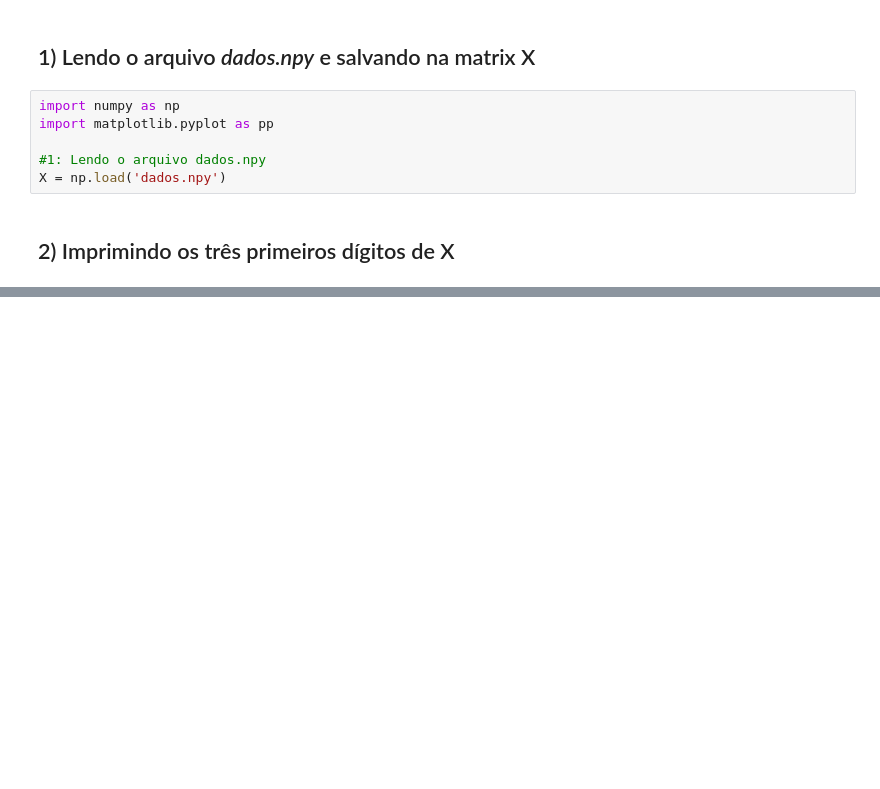
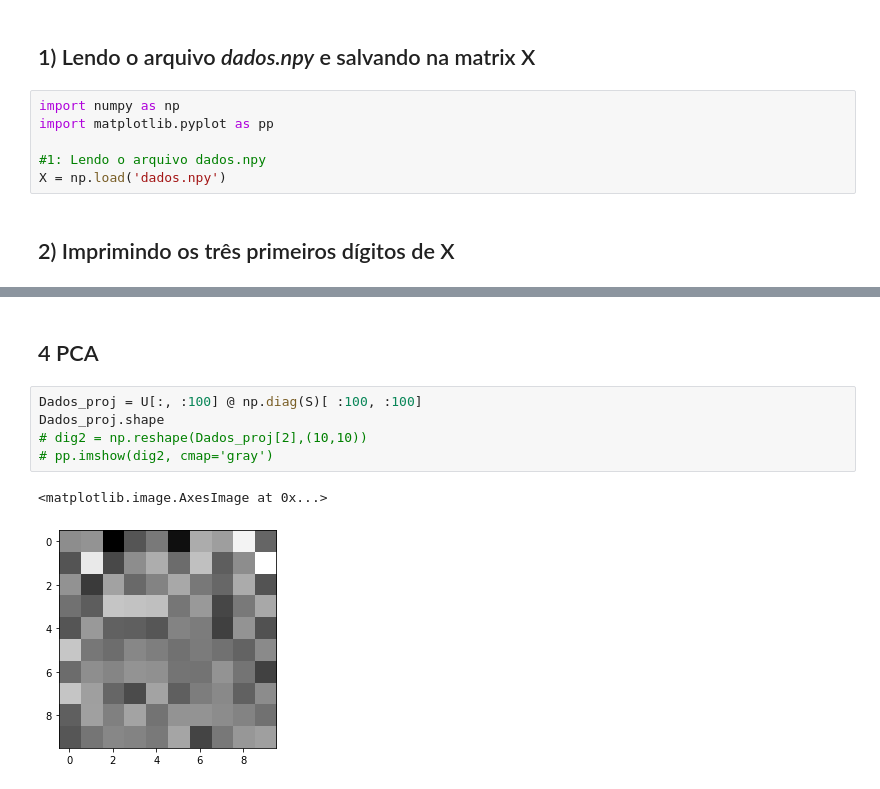
Before and after one commit to vitorml34/MO431, a Jupyter notebook: Tarefa-1.ipynb, the cells around one changed output, grey strips where cells are left out. Saved outputs shown, nothing was run; the diff lists cells and outputs as text; blank space fills up the shorter version.

```diff
--- a/Tarefa-1.ipynb
+++ b/Tarefa-1.ipynb
@@ -12,0 +58,10 @@ X = np.load('dados.npy')
+# %% [markdown]
+## 4 PCA
+# %%
+Dados_proj = U[:, :100] @ np.diag(S)[ :100, :100]
+Dados_proj.shape
+# dig2 = np.reshape(Dados_proj[2],(10,10))
+# pp.imshow(dig2, cmap='gray')
+# %% [output]
+<matplotlib.image.AxesImage at 0x...>
+[figure, added]
```
Also changed, not shown: parts of 29 cells of this notebook.
